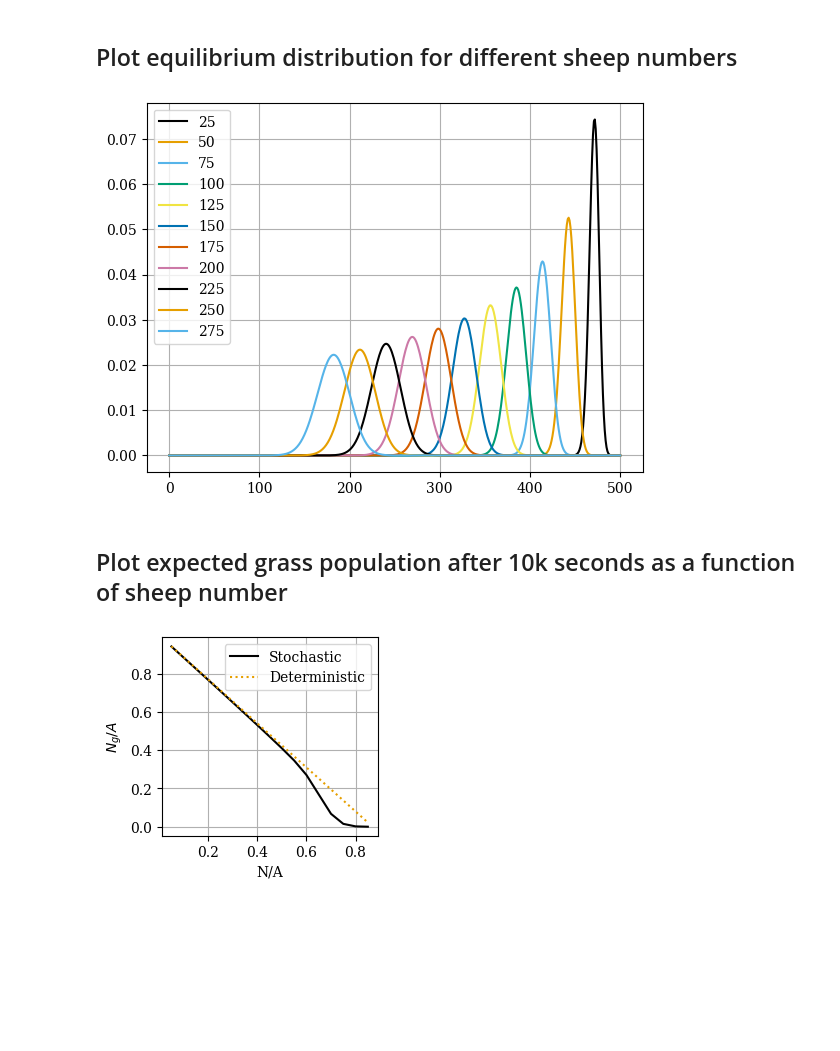
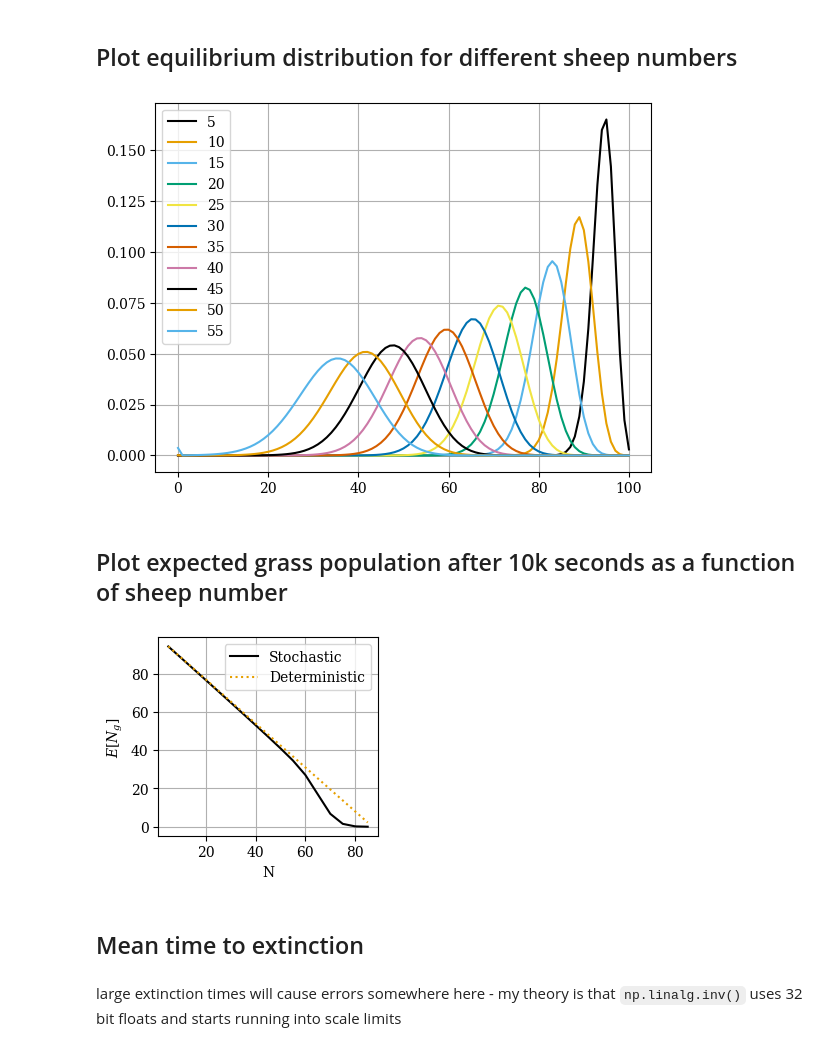
Before and after one commit to ELFREELAND/minecraft_sheep, a Jupyter notebook: stochastic/stochastic_model_kolmogorov.ipynb, the cells around one changed output. Drawn from its saved outputs; the diff is of its cells as text; code cells hidden in the pictures; blank space fills up the shorter version.

Commit message:
stochastic model writing
started discussing stochastic model, implemented mean extinction time calculations

```diff
--- a/stochastic/stochastic_model_kolmogorov.ipynb
+++ b/stochastic/stochastic_model_kolmogorov.ipynb
@@ -13,6 +11,7 @@ import time
 # %%
 #set serif font
 plt.rcParams["font.family"]="serif"
+plt.rcParams["mathtext.fontset"]="dejavuserif"
 # %%
 R = 0.00888
 K = 0.00772
@@ -271,8 +275,8 @@ f, ax = plt.subplots()
 
 ax.set_prop_cycle(wong_cycle)
 
-for i in list(sol_eq_500.keys())[0:11]:
-    ax.plot(sol_eq_500[i]["y"][:,-1], label=i)
+for i in list(sol_eq_100.keys())[0:11]:
+    ax.plot(sol_eq_100[i]["y"][:,-1], label=i)
 
 ax.grid(True)
 #ax.set_ylim([-0.01, 0.20])
@@ -280,30 +284,32 @@ ax.legend()
 
 plt.show()
 # %% [output]
-[figure, old version]
+[figure, new version]
 # %% [markdown]
 ## Plot expected grass population after 10k seconds as a function of sheep number
 # %%
-N_A = np.array([int(k) for k in list(sol_max_100.keys())])/100
+N_A = np.array([int(k) for k in list(sol_max_100.keys())])
 
-det_N_g_100 = np.array(100 - N_A*R/K*100)/100
+det_N_g_100 = np.array(100 - N_A*R/K)
 
 e_10k_100 = np.array([
     pmfE(sol_max_100[k]["y"][:,-1]) for k in list(sol_max_100.keys())
-])/100
+])
 
 f, ax = plt.subplots(layout="constrained", figsize=(2.8, 2.5))
 
 ax.set_prop_cycle(wong_cycle)
 
 ax.plot(N_A, e_10k_100, "-", label="Stochastic")
 ax.plot(N_A, det_N_g_100, ":", label="Deterministic")
 
 ax.grid(True)
 ax.legend()
-ax.set_xlabel("N/A")
-ax.set_ylabel("$N_g/A$")
+ax.set_xlabel("N")
+ax.set_ylabel("$E[N_g]$")
 
 plt.savefig("expected_N_g_vs_N.pdf")
 # %% [output]
-[figure, old version]
+[figure, new version]
+# %% [markdown]
+## Mean time to extinction
@@ -309,0 +325,2 @@ plt.savefig("expected_N_g_vs_N.pdf")
+# %% [markdown]
+large extinction times will cause errors somewhere here - my theory is that `np.linalg.inv()` uses 32 bit floats and starts running into scale limits
```
Also changed, not shown: parts of 8 cells of this notebook, 14 other files.
